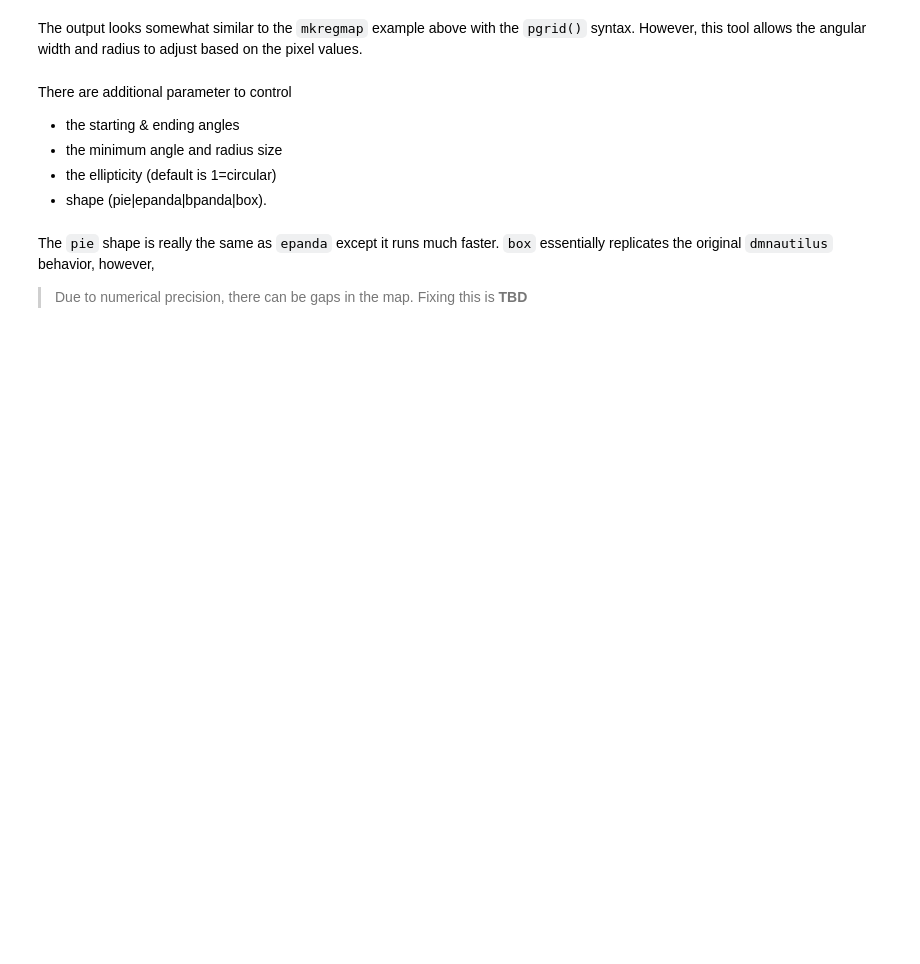
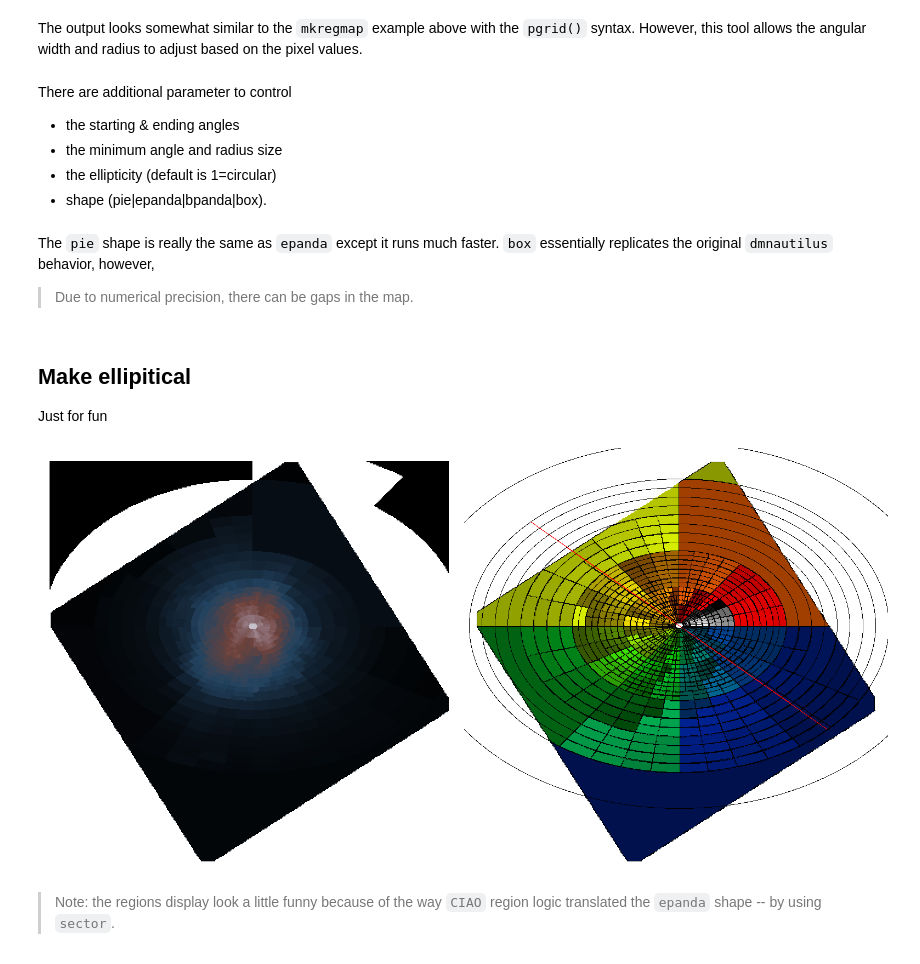
Before and after one commit to kglotfelty/AdaptiveBin, a Jupyter notebook: doc/09_dmradar.ipynb, the cells around one changed output. Saved outputs shown, nothing was run; the diff lists cells and outputs as text; code cells hidden in the pictures; blank space fills up the shorter version.

```diff
--- a/doc/09_dmradar.ipynb
+++ b/doc/09_dmradar.ipynb
@@ -63,4 +63,8 @@ There are additional parameter to control
 The `pie` shape is really the same as `epanda` except it runs much faster.  `box` essentially replicates the original
 `dmnautilus` behavior, however,
 
-> Due to numerical precision, there can be gaps in the map.  Fixing this is **TBD**
+> Due to numerical precision, there can be gaps in the map.
+# %% [markdown]
+## Make ellipitical
+
+Just for fun
@@ -66,0 +81,7 @@ The `pie` shape is really the same as `epanda` except it runs much faster.  `box
+# %%
+display_map radar_ell.4.img radar_ell.4.map radar_ell.4.png radar_ell.4.reg
+# %% [output]
+[figure, added]
+# %% [markdown]
+> Note: the regions display look a little funny because of the way `CIAO` region logic
+> translated the `epanda` shape -- by using `sector`.
```
Also changed, not shown: parts of 3 cells of this notebook.
